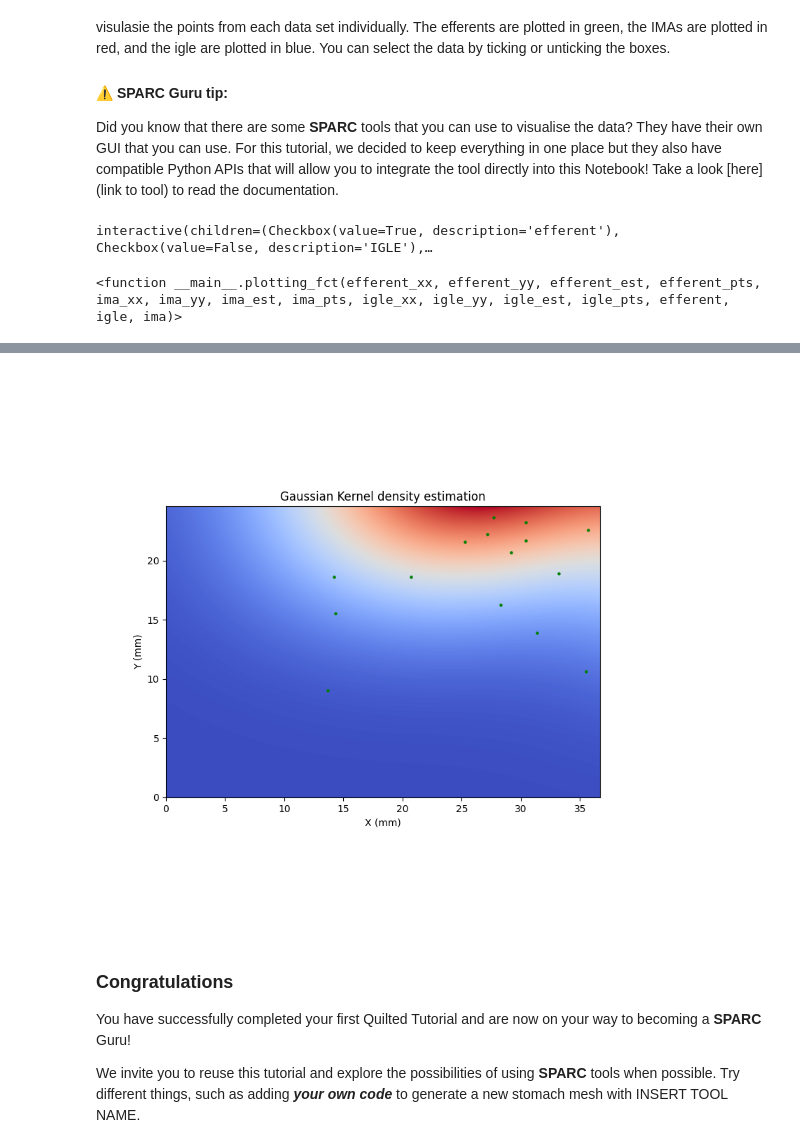
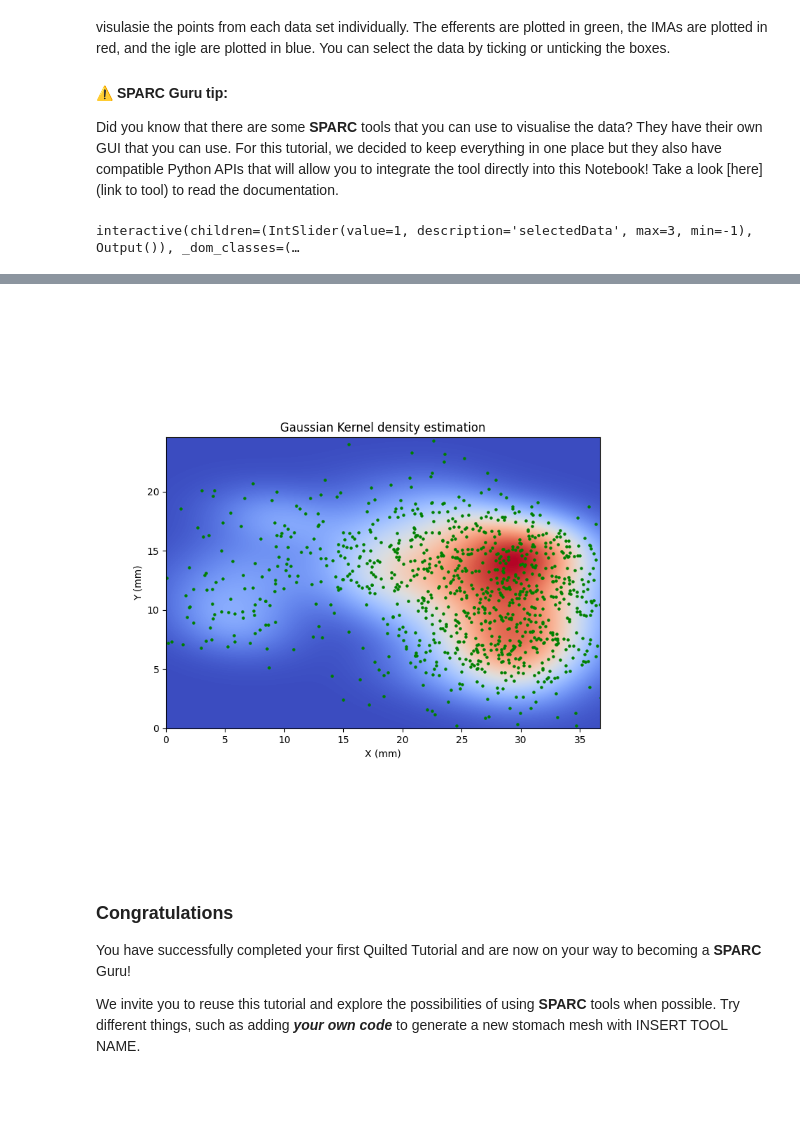
Before and after one commit to SPARC-FAIR-Codeathon/QuiltedTutorials, a Jupyter notebook: tutorial-2/SPARC-tutorial.ipynb, the cells around one changed output, grey strips where cells are left out. Drawn from its saved outputs; the diff is of its cells as text; code cells hidden in the pictures; blank space fills up the shorter version.

```diff
--- a/tutorial-2/SPARC-tutorial.ipynb
+++ b/tutorial-2/SPARC-tutorial.ipynb
@@ -125,7 +125,7 @@ def load_data(data_name, col_keeps, x_lims, y_lims):
         else:
             df.drop(col, axis=1, inplace=True)
     df['y'] = get_position(df['%y'], y_lims[0], y_lims[1])
-    df['z'] = get_position(df['%x'], x_lims[0], x_lims[1])
+    df['x'] = get_position(df['%x'], x_lims[0], x_lims[1])
     df['-%y'] = 100 - df['%y']
     # change the area to mm
     return df
@@ -145,8 +146,8 @@ def prepare_data(df):
     data_array = data_array[~data_array.isin([np.nan]).any(1)]
 
     # Extract x and y
-    x = np.array(data_array['%x'])
-    y = np.array(data_array['%y'])
+    x = np.array(data_array['x'])
+    y = np.array(data_array['y'])
 
     # Create meshgrid
     xx, yy = np.mgrid[x_lims[0]:x_lims[1]:100j, y_lims[0]:y_lims[1]:100j]
@@ -207,17 +208,17 @@ def plotting_fct(efferent_xx, efferent_yy, efferent_est, efferent_pts,
 
     if efferent:
         cfset = ax.contourf(efferent_xx, efferent_yy, efferent_est, levels=1000,cmap='coolwarm')
-        ax.imshow(np.rot90(f), cmap='coolwarm', extent=[x_lims[0], x_lims[1], y_lims[0], y_lims[1]])
+        ax.imshow(np.rot90(efferent_est), cmap='coolwarm', extent=[x_lims[0], x_lims[1], y_lims[0], y_lims[1]])
         ax.scatter(efferent_pts[:, 0], efferent_pts[:, 1], s=5, color='g')
 
     if ima:
         cfset = ax.contourf(ima_xx, ima_yy, ima_est, levels=1000,cmap='coolwarm')
-        ax.imshow(np.rot90(f), cmap='coolwarm', extent=[x_lims[0], x_lims[1], y_lims[0], y_lims[1]])
+        ax.imshow(np.rot90(ima_est), cmap='coolwarm', extent=[x_lims[0], x_lims[1], y_lims[0], y_lims[1]])
         ax.scatter(ima_pts[:, 0], ima_pts[:, 1], s=5, color='g')
 
     if igle:
         cfset = ax.contourf(igle_xx, igle_yy, igle_est, levels=1000,cmap='coolwarm')
-        ax.imshow(np.rot90(f), cmap='coolwarm', extent=[x_lims[0], x_lims[1], y_lims[0], y_lims[1]])
+        ax.imshow(np.rot90(igle_est), cmap='coolwarm', extent=[x_lims[0], x_lims[1], y_lims[0], y_lims[1]])
         ax.scatter(igle_pts[:, 0], igle_pts[:, 1], s=5, color='g')
 
     ax.set_xlabel('X (mm)')
@@ -229,10 +230,10 @@ efferent=Checkbox(value=True, description="efferent")
 igle=Checkbox(value=False, description="IGLE")
 ima=Checkbox(value=False, description="IMA")
 
+
 interact(plotting_fct, efferent_xx=fixed(efferent_xx), efferent_yy=fixed(efferent_yy), efferent_est=fixed(efferent_est), efferent_pts=fixed(efferent_pts),
          ima_xx=fixed(ima_xx), ima_yy=fixed(ima_yy), ima_est=fixed(ima_est), ima_pts=fixed(ima_pts),
          igle_xx=fixed(igle_xx), igle_yy=fixed(igle_yy), igle_est=fixed(igle_est), igle_pts=fixed(igle_pts),
          efferent=efferent, igle=igle, ima=ima)
 # %% [output]
-interactive(children=(Checkbox(value=True, description='efferent'), Checkbox(value=False, description='IGLE'),…
+interactive(children=(IntSlider(value=1, description='selectedData', max=3, min=-1), Output()), _dom_classes=(…
-<function __main__.plotting_fct(efferent_xx, efferent_yy, efferent_est, efferent_pts, ima_xx, ima_yy, ima_est, ima_pts, igle_xx, igle_yy, igle_est, igle_pts, efferent, igle, ima)>
@@ -239,4 +241,4 @@ interactive(children=(Checkbox(value=True, description='efferent'), Checkbox(val
-[figure, old version]
+[figure, new version]
 # %% [markdown]
 ### **Congratulations**
 You have successfully completed your first Quilted Tutorial and are now on your way to becoming a **SPARC** Guru!
```
Also changed, not shown: parts of 3 cells of this notebook.
